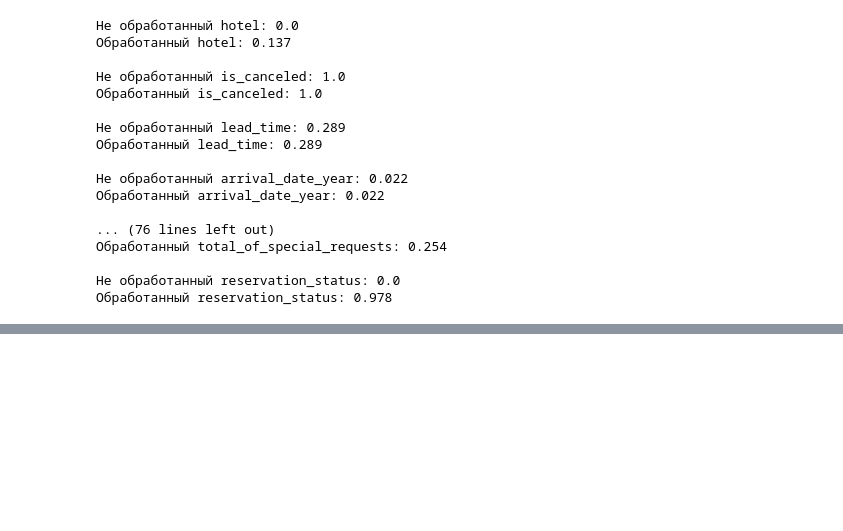
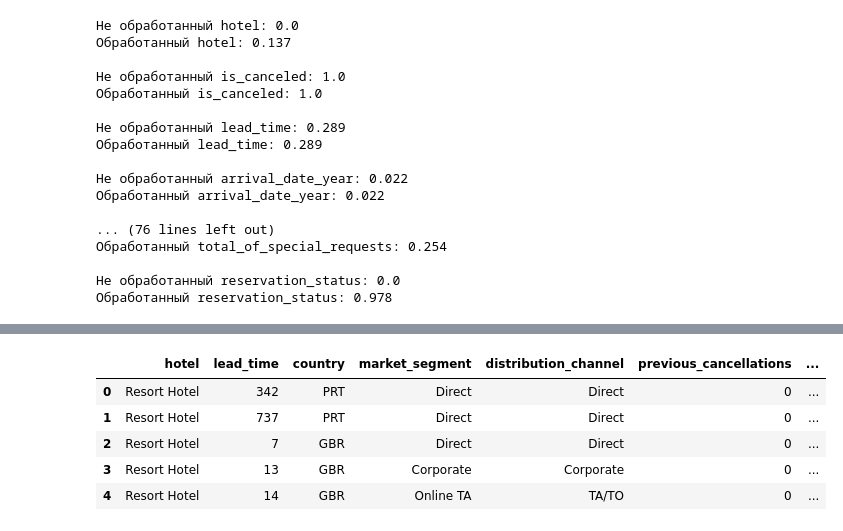
Before and after one commit to fblfca/pet_project2, a Jupyter notebook: notebooks/01_data_exploration.ipynb, the cells around one changed output, grey strips where cells are left out. Saved outputs shown, nothing was run; the diff lists cells and outputs as text; code cells hidden in the pictures; blank space fills up the shorter version.

```diff
--- a/notebooks/01_data_exploration.ipynb
+++ b/notebooks/01_data_exploration.ipynb
@@ -459,7 +459,7 @@ dtype: object
 # %%
 df_prep_dcor_matrix = pd.Series()
 
-for col in df_prep.columns:
+for col in df_prep.select_dtypes(exclude=['datetime']).columns:
     df_prep_dcor_matrix[col] = dcor.distance_correlation(df_prep[col], df_prep['is_canceled'])
 
 df_prep_dcor_matrix
@@ -506,3 +506,9 @@ for col in df_prep_dcor_matrix.index:
 
 Не обработанный reservation_status: 0.0
 Обработанный reservation_status: 0.978
+# %%
+df_prep_dcor_matrix = df_prep_dcor_matrix.reset_index().rename(columns={'index': 'feature',
+                                                  0: 'dist_corr'})
+# %%
+corr_cols = df_prep_dcor_matrix.loc[(df_prep_dcor_matrix['dist_corr'] > 0.1) & (df_prep_dcor_matrix['feature'] != 'is_canceled'), 'feature']
+corr_cols
@@ -508,0 +530,11 @@ for col in df_prep_dcor_matrix.index:
+# %%
+df_int = df_prep.copy()
+df_int[non_numeric_cols] = encoder2.inverse_transform(df_prep[non_numeric_cols])
+df_int[corr_cols].head()
+# %% [output]
+|  | hotel | lead_time | country | market_segment | distribution_channel | previous_cancellations | ... |
+| 0 | Resort Hotel | 342 | PRT | Direct | Direct | 0 | ... |
+| 1 | Resort Hotel | 737 | PRT | Direct | Direct | 0 | ... |
+| 2 | Resort Hotel | 7 | GBR | Direct | Direct | 0 | ... |
+| 3 | Resort Hotel | 13 | GBR | Corporate | Corporate | 0 | ... |
+| 4 | Resort Hotel | 14 | GBR | Online TA | TA/TO | 0 | ... |
```
Also changed, not shown: parts of 4 cells of this notebook, 2 other files.
